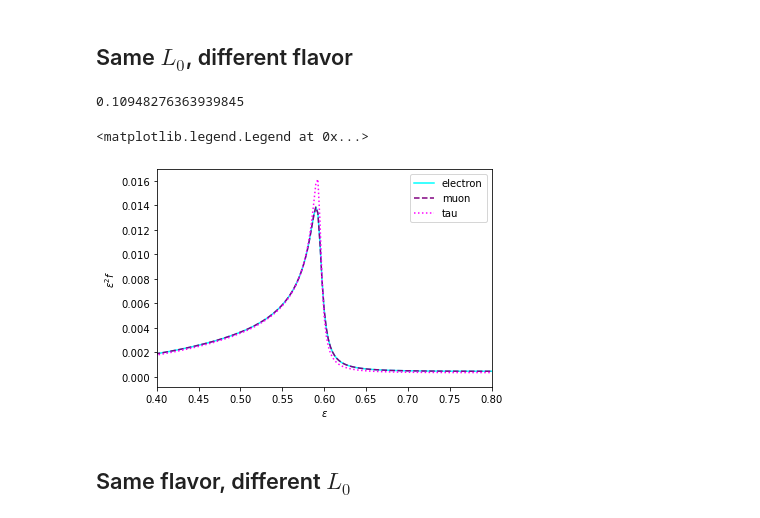
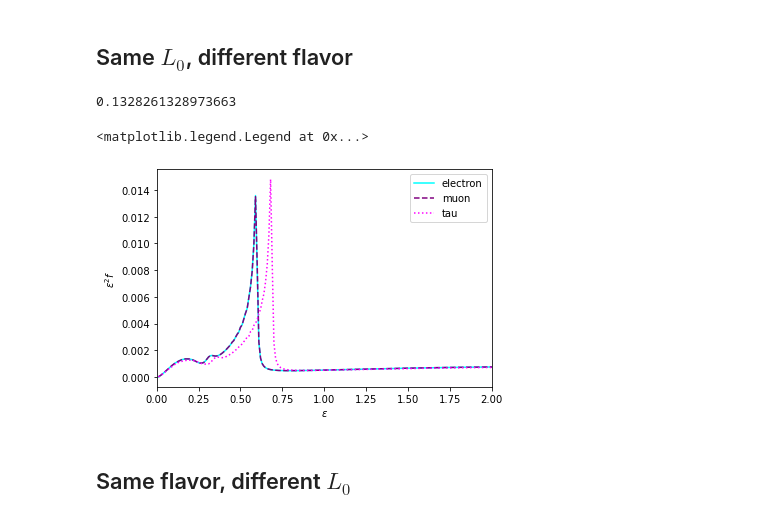
Before and after one commit to nuLABatUSD/dm_sterile_production, a Jupyter notebook: Testing_Sterile_Production_function.ipynb, the cells around one changed output. Cells and saved outputs as stored; diff of their text form; code cells hidden in the pictures.

```diff
--- a/Testing_Sterile_Production_function.ipynb
+++ b/Testing_Sterile_Production_function.ipynb
@@ -30,30 +43,30 @@ Text(0, 0.5, '$\\Omega_s h^2$')
 # %% [markdown]
 ## Same $L_0$, different flavor
 # %%
-E.sterile_production(4000, 'electron', 0.064, 10**(-10), 7.6e-4, make_plot=False)
-E.sterile_production(4000, 'muon', 0.064, 10**(-10), 7.6e-4, make_plot=False)
-E.sterile_production(4000, 'tau', 0.064, 10**(-10), 7.6e-4, make_plot=False)
+E.sterile_production(1000, 'electron', 0.064, 10**(-10), 7.6e-4, make_plot=False, folder_name="Neutrino Data")
+E.sterile_production(1000, 'muon', 0.064, 10**(-10), 7.6e-4, make_plot=False, folder_name="Neutrino Data")
+E.sterile_production(1000, 'tau', 0.064, 10**(-10), 7.6e-4, make_plot=False, folder_name="Neutrino Data")
 # %% [output]
-0.10948276363939845
+0.1328261328973663
 # %%
 dat_e = np.load('electronx0.00076x1e-10.npz')
 dat_mu = np.load('muonx0.00076x1e-10.npz')
 dat_tau = np.load('taux0.00076x1e-10.npz')
 
 fe_e = dat_e['final_distribution']
 fe_mu = dat_mu['final_distribution']
 fe_tau = dat_tau['final_distribution']
 epsilon = dat_e['epsilon']
 plt.figure()
 plt.plot(epsilon, epsilon**(2)*fe_e, color = 'cyan' )
 plt.plot(epsilon, epsilon**(2)*fe_mu, '--', color = 'purple')
 plt.plot(epsilon, epsilon**(2)*fe_tau, ':', color = 'magenta')
 plt.xlabel(r'$\epsilon$')
 plt.ylabel(r"$\epsilon^2 f$")
-plt.xlim(0.4,0.8)
+plt.xlim(0,2)
 plt.legend(['electron', 'muon', 'tau'])
 # %% [output]
 <matplotlib.legend.Legend at 0x...>
-[figure, old version]
+[figure, new version]
 # %% [markdown]
 ## Same flavor, different $L_0$
```
Also changed, not shown: parts of 9 cells of this notebook, 1 other file.
